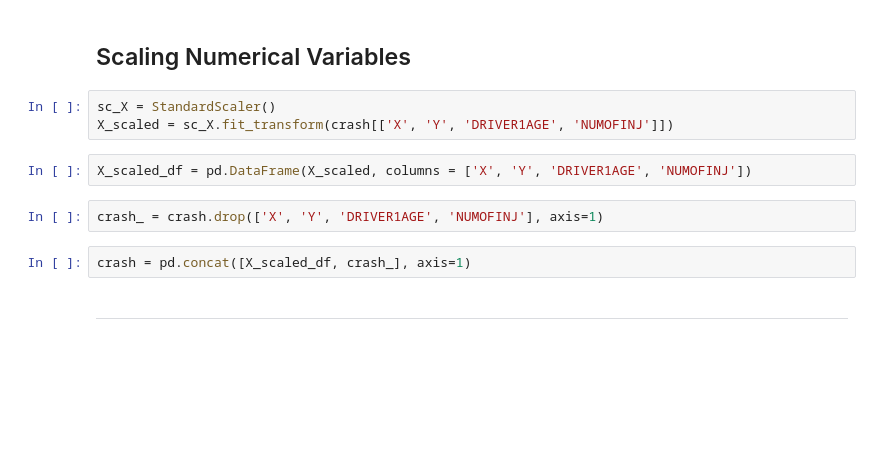
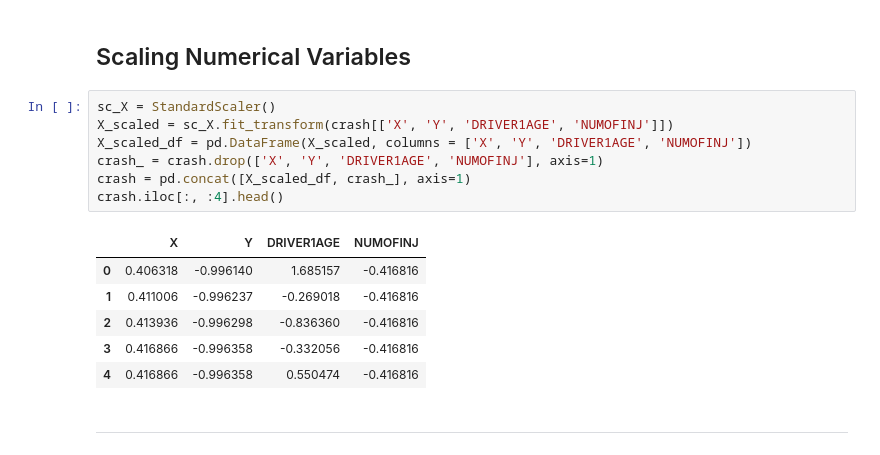
Before and after one commit to collinprather/Big-Data-Ignite-2018, a Jupyter notebook: data_preprocessing.ipynb, the cells around one changed output. Drawn from its saved outputs; the diff is of its cells as text; blank space fills up the shorter version.

```diff
--- a/data_preprocessing.ipynb
+++ b/data_preprocessing.ipynb
@@ -305,15 +305,20 @@ sns.distplot(crash['DRIVER1AGE'])
 [figure]
 # %% [markdown]
 ## Scaling Numerical Variables
-# %%
-sc_X = StandardScaler()
-X_scaled = sc_X.fit_transform(crash[['X', 'Y', 'DRIVER1AGE', 'NUMOFINJ']])
-# %%
-X_scaled_df = pd.DataFrame(X_scaled, columns = ['X', 'Y', 'DRIVER1AGE', 'NUMOFINJ'])
-# %%
-crash_ = crash.drop(['X', 'Y', 'DRIVER1AGE', 'NUMOFINJ'], axis=1)
-# %%
-crash = pd.concat([X_scaled_df, crash_], axis=1)
+# %%
+sc_X = StandardScaler()
+X_scaled = sc_X.fit_transform(crash[['X', 'Y', 'DRIVER1AGE', 'NUMOFINJ']])
+X_scaled_df = pd.DataFrame(X_scaled, columns = ['X', 'Y', 'DRIVER1AGE', 'NUMOFINJ'])
+crash_ = crash.drop(['X', 'Y', 'DRIVER1AGE', 'NUMOFINJ'], axis=1)
+crash = pd.concat([X_scaled_df, crash_], axis=1)
+crash.iloc[:, :4].head()
+# %% [output]
+|  | X | Y | DRIVER1AGE | NUMOFINJ |
+| 0 | 0.406318 | -0.996140 | 1.685157 | -0.416816 |
+| 1 | 0.411006 | -0.996237 | -0.269018 | -0.416816 |
+| 2 | 0.413936 | -0.996298 | -0.836360 | -0.416816 |
+| 3 | 0.416866 | -0.996358 | -0.332056 | -0.416816 |
+| 4 | 0.416866 | -0.996358 | 0.550474 | -0.416816 |
 # %% [markdown]
 ---
 # %% [markdown]
```
Also changed, not shown: parts of 1 cell of this notebook, 29 other files.
